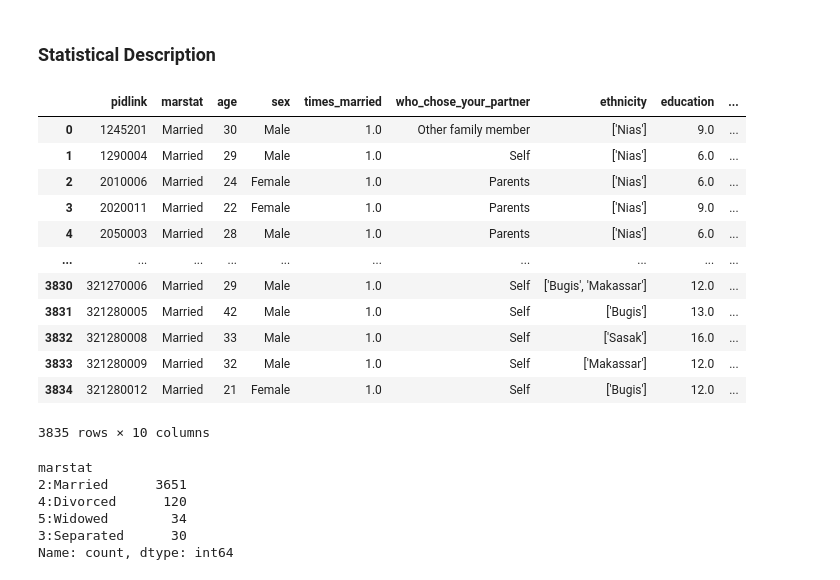
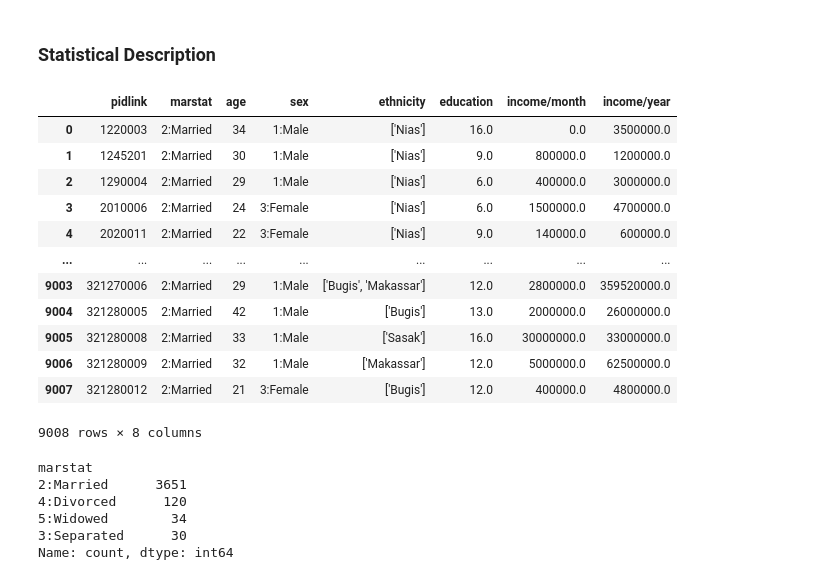
Before and after one commit to Poor1ST/ifls, a Jupyter notebook: process.ipynb, the cells around one changed output. Saved outputs shown, nothing was run; the diff lists cells and outputs as text; code cells hidden in the pictures.

```diff
--- a/process.ipynb
+++ b/process.ipynb
@@ -1084,22 +1104,22 @@ df_clean.to_csv('clean_data/data_clean.csv', index=False)
 # %%
 sns.set_style('whitegrid')
 # %%
-df_clean = pd.read_csv('clean_data/data_clean.csv')
+df_clean = pd.read_csv('clean_data/data_clean2.csv')
 df_clean
 # %% [output]
-|  | pidlink | marstat | age | sex | times_married | who_chose_your_partner | ethnicity | education | ... |
-| 0 | 1245201 | Married | 30 | Male | 1.0 | Other family member | ['Nias'] | 9.0 | ... |
-| 1 | 1290004 | Married | 29 | Male | 1.0 | Self | ['Nias'] | 6.0 | ... |
-| 2 | 2010006 | Married | 24 | Female | 1.0 | Parents | ['Nias'] | 6.0 | ... |
-| 3 | 2020011 | Married | 22 | Female | 1.0 | Parents | ['Nias'] | 9.0 | ... |
-| 4 | 2050003 | Married | 28 | Male | 1.0 | Parents | ['Nias'] | 6.0 | ... |
-| ... | ... | ... | ... | ... | ... | ... | ... | ... | ... |
-| 3830 | 321270006 | Married | 29 | Male | 1.0 | Self | ['Bugis', 'Makassar'] | 12.0 | ... |
-| 3831 | 321280005 | Married | 42 | Male | 1.0 | Self | ['Bugis'] | 13.0 | ... |
-| 3832 | 321280008 | Married | 33 | Male | 1.0 | Self | ['Sasak'] | 16.0 | ... |
-| 3833 | 321280009 | Married | 32 | Male | 1.0 | Self | ['Makassar'] | 12.0 | ... |
-| 3834 | 321280012 | Married | 21 | Female | 1.0 | Self | ['Bugis'] | 12.0 | ... |
+|  | pidlink | marstat | age | sex | ethnicity | education | income/month | income/year |
+| 0 | 1220003 | 2:Married | 34 | 1:Male | ['Nias'] | 16.0 | 0.0 | 3500000.0 |
+| 1 | 1245201 | 2:Married | 30 | 1:Male | ['Nias'] | 9.0 | 800000.0 | 1200000.0 |
+| 2 | 1290004 | 2:Married | 29 | 1:Male | ['Nias'] | 6.0 | 400000.0 | 3000000.0 |
+| 3 | 2010006 | 2:Married | 24 | 3:Female | ['Nias'] | 6.0 | 1500000.0 | 4700000.0 |
+| 4 | 2020011 | 2:Married | 22 | 3:Female | ['Nias'] | 9.0 | 140000.0 | 600000.0 |
+| ... | ... | ... | ... | ... | ... | ... | ... | ... |
+| 9003 | 321270006 | 2:Married | 29 | 1:Male | ['Bugis', 'Makassar'] | 12.0 | 2800000.0 | 359520000.0 |
+| 9004 | 321280005 | 2:Married | 42 | 1:Male | ['Bugis'] | 13.0 | 2000000.0 | 26000000.0 |
+| 9005 | 321280008 | 2:Married | 33 | 1:Male | ['Sasak'] | 16.0 | 30000000.0 | 33000000.0 |
+| 9006 | 321280009 | 2:Married | 32 | 1:Male | ['Makassar'] | 12.0 | 5000000.0 | 62500000.0 |
+| 9007 | 321280012 | 2:Married | 21 | 3:Female | ['Bugis'] | 12.0 | 400000.0 | 4800000.0 |
-3835 rows × 10 columns
+9008 rows × 8 columns
 # %%
 #
 # %%
```
Also changed, not shown: parts of 25 cells of this notebook, 1 other file.
